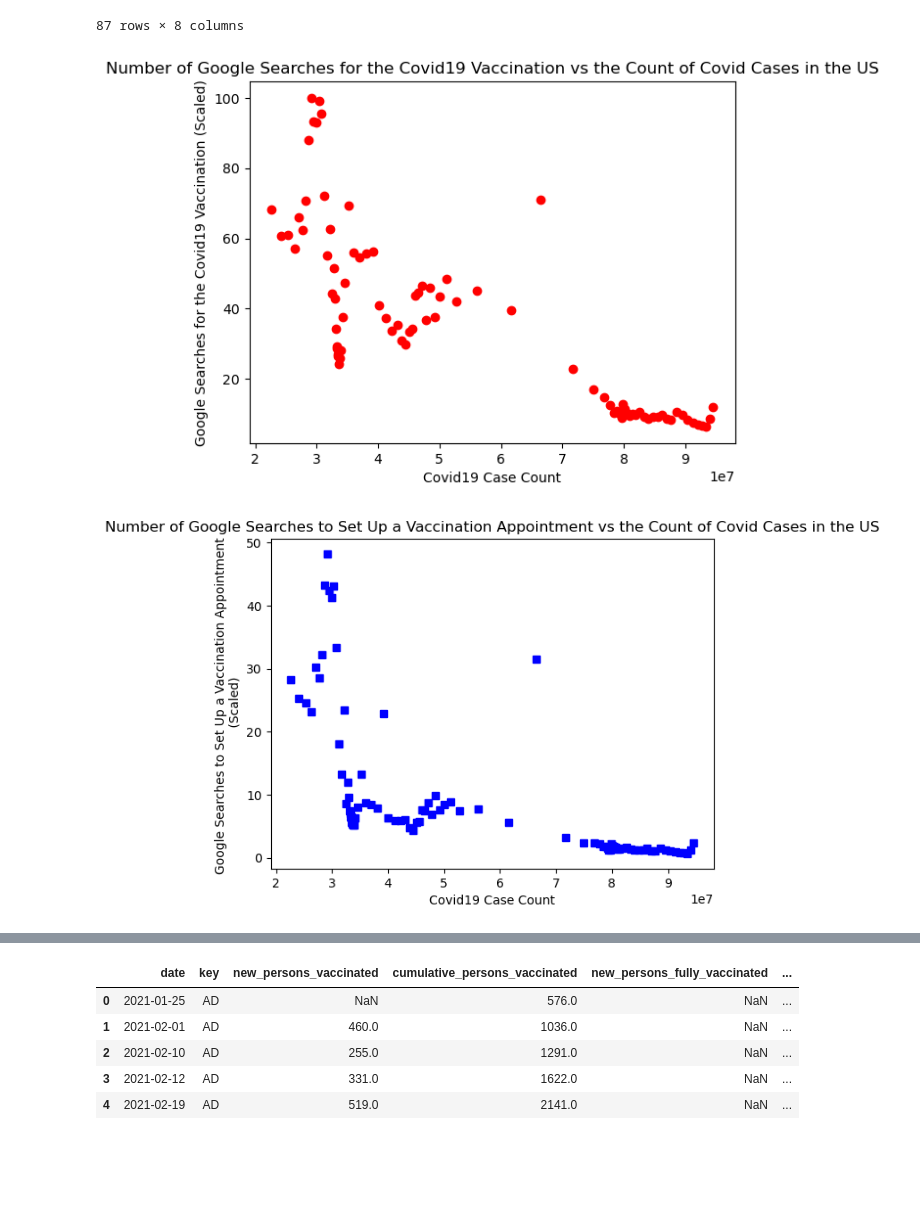
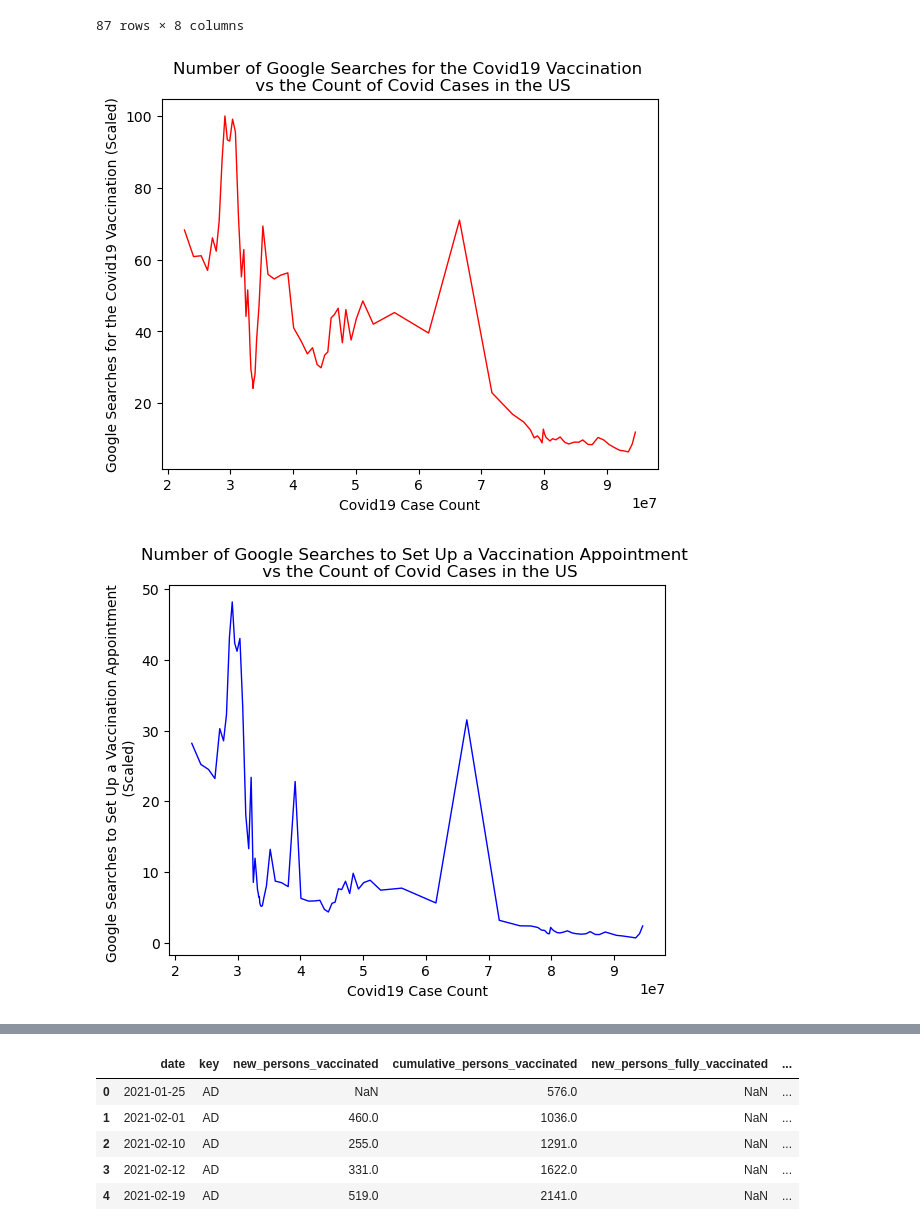
Before and after one commit to agilmore17/Data-Project-1, a Jupyter notebook: DataAnalytics.ipynb, the cells around one changed output, grey strips where cells are left out. Drawn from its saved outputs; the diff is of its cells as text; code cells hidden in the pictures; blank space fills up the shorter version.

```diff
--- a/DataAnalytics.ipynb
+++ b/DataAnalytics.ipynb
@@ -87,23 +85,21 @@ us_df
 87 rows × 8 columns
 # %%
 #Create a scatter plot of the number of searches by the case count
-plt.plot(us_df["cases"], us_df["sni_covid19_vaccination"], linewidth=0, marker='o', color='r')
-plt.title("Number of Google Searches for the Covid19 Vaccination vs the Count of Covid Cases in the US")
+plt.plot(us_df["cases"], us_df["sni_covid19_vaccination"], linewidth=1, color='r')
+plt.title("Number of Google Searches for the Covid19 Vaccination \n vs the Count of Covid Cases in the US")
 plt.xlabel("Covid19 Case Count")
 plt.ylabel("Google Searches for the Covid19 Vaccination (Scaled)")
-plt.savefig("outputs/SearchCase.png")
 plt.show()
 # %% [output]
-[figure, old version]
+[figure, new version]
 # %%
 #Create a scatter plot of the number of searches to mak a vaccine appointment by the case count
-plt.plot(us_df["cases"], us_df["sni_vaccination_intent"], linewidth=0, marker='s', color='b')
-plt.title("Number of Google Searches to Set Up a Vaccination Appointment vs the Count of Covid Cases in the US")
+plt.plot(us_df["cases"], us_df["sni_vaccination_intent"], linewidth=1, color='b')
+plt.title("Number of Google Searches to Set Up a Vaccination Appointment \n vs the Count of Covid Cases in the US")
 plt.xlabel("Covid19 Case Count")
 plt.ylabel("Google Searches to Set Up a Vaccination Appointment \n (Scaled)")
-plt.savefig("outputs/IntentCase.png")
 plt.show()
 # %% [output]
-[figure, old version]
+[figure, new version]
 # %%
 ##Create a scatter plot of the number of searches for vaccine side effects by the case count
```
Also changed, not shown: parts of 14 cells of this notebook, 11 other files.
